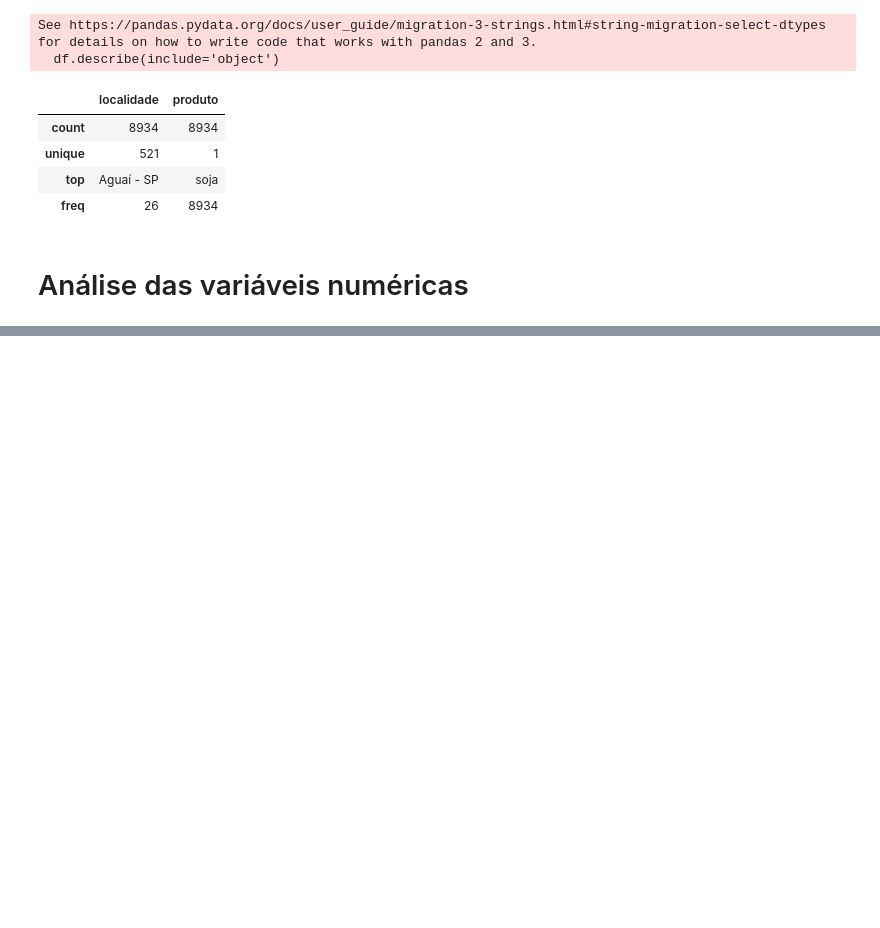
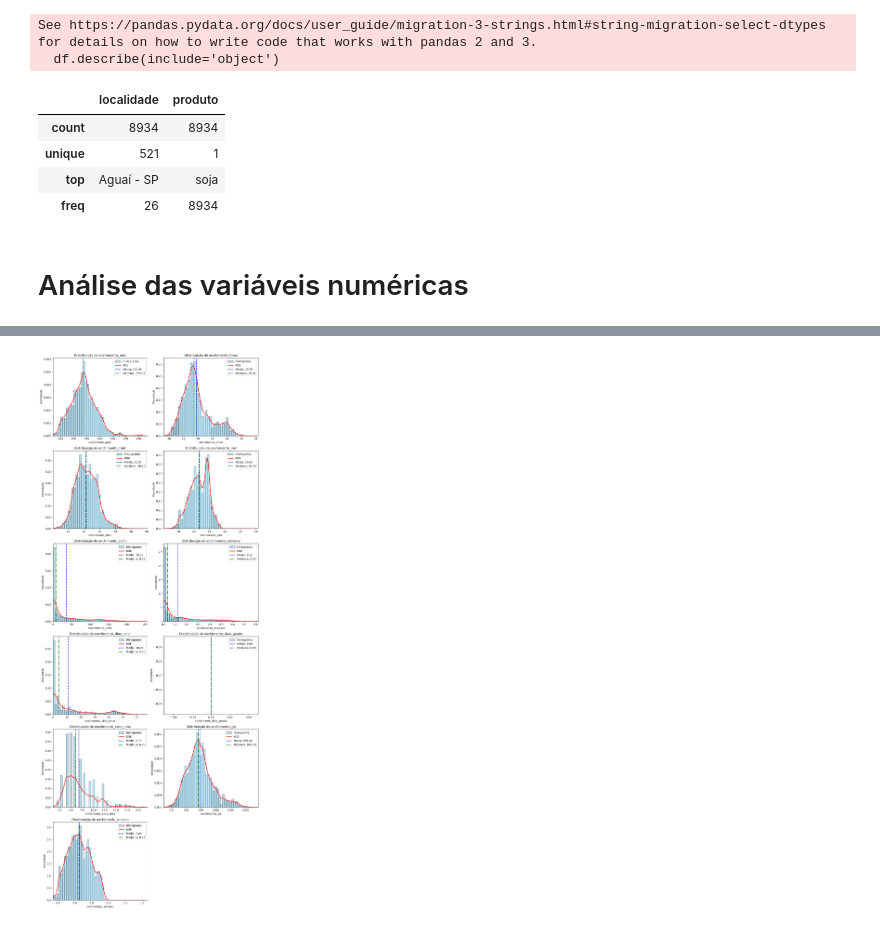
Before and after one commit to JorgeAgroSollution/Jorge_ML, a Jupyter notebook: EDA/analise_soja.ipynb, the cells around one changed output, grey strips where cells are left out. Cells and saved outputs as stored; diff of their text form; code cells hidden in the pictures; blank space fills up the shorter version.

```diff
--- a/EDA/analise_soja.ipynb
+++ b/EDA/analise_soja.ipynb
@@ -149,0 +180,6 @@ plot_histograms_kde(df, columns_to_plot, bins=50, ncols=2)
+# %%
+columns_to_plot_clim = [f"enchimento_{i}" for i in catalogo_variaveis.CLIMA_INDICADORES]
+# %%
+plot_histograms_kde(df, columns_to_plot_clim, bins=50, ncols=2)
+# %% [output]
+[figure, added]
```
Also changed, not shown: parts of 9 cells of this notebook, 9 other files.
